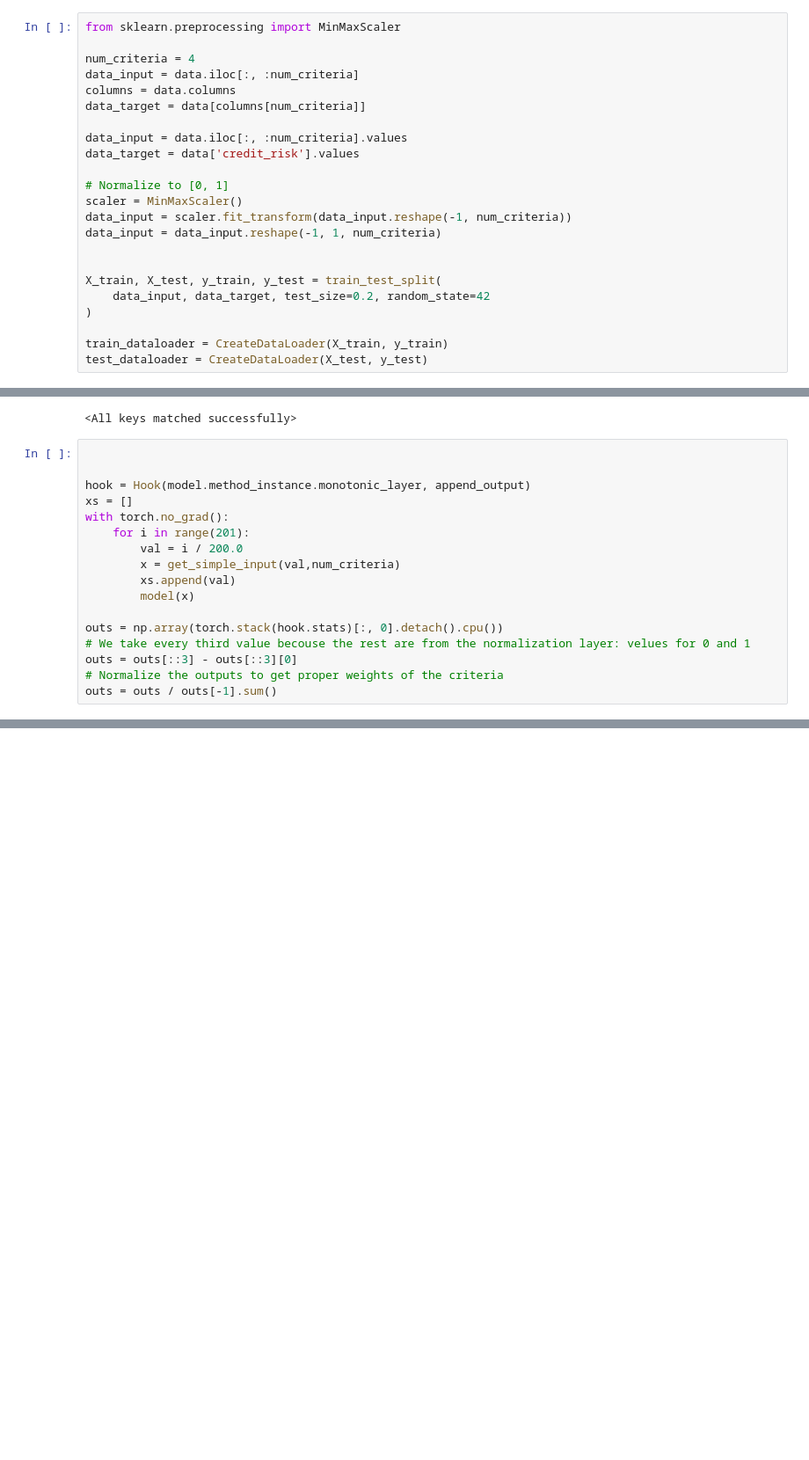
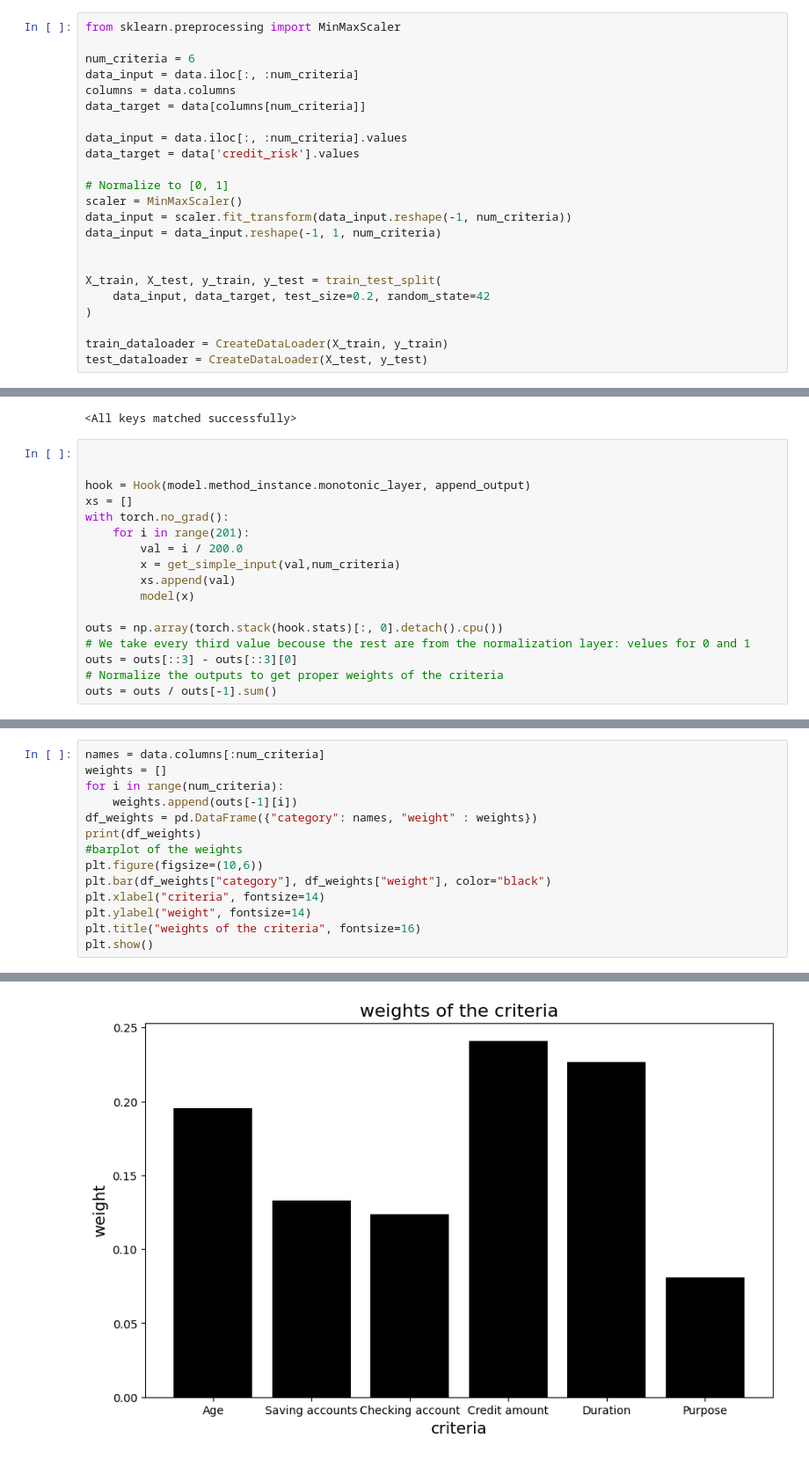
Before and after one commit to StickStickens/DA_proj2_UTADIS-and-company, a Jupyter notebook: UTA_DIS.ipynb, the cells around one changed output, grey strips where cells are left out. Shown at 88% size. Cells and saved outputs as stored; diff of their text form; blank space fills up the shorter version.

```diff
--- a/UTA_DIS.ipynb
+++ b/UTA_DIS.ipynb
@@ -667,7 +719,7 @@ data
 # %%
 from sklearn.preprocessing import MinMaxScaler
 
-num_criteria = 4
+num_criteria = 6
 data_input = data.iloc[:, :num_criteria]
 columns = data.columns
 data_target = data[columns[num_criteria]]
@@ -768,0 +888,15 @@ for i in range(num_criteria):
+# %%
+names = data.columns[:num_criteria]
+weights = []
+for i in range(num_criteria):
+    weights.append(outs[-1][i])
+df_weights = pd.DataFrame({"category": names, "weight" : weights})
+print(df_weights)
+#barplot of the weights
+plt.figure(figsize=(10,6))
+plt.bar(df_weights["category"], df_weights["weight"], color="black")
+plt.xlabel("criteria", fontsize=14)
+plt.ylabel("weight", fontsize=14)
+plt.title("weights of the criteria", fontsize=16)
+plt.show()
+# %% [output]
@@ -768,0 +910 @@ for i in range(num_criteria):
+[figure, added]
```
Also changed, not shown: parts of 21 cells of this notebook, 1 other file.
